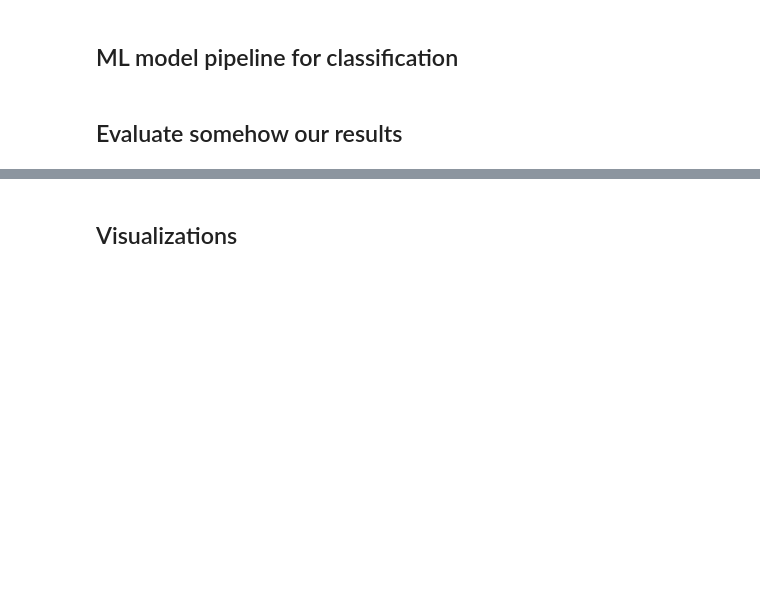
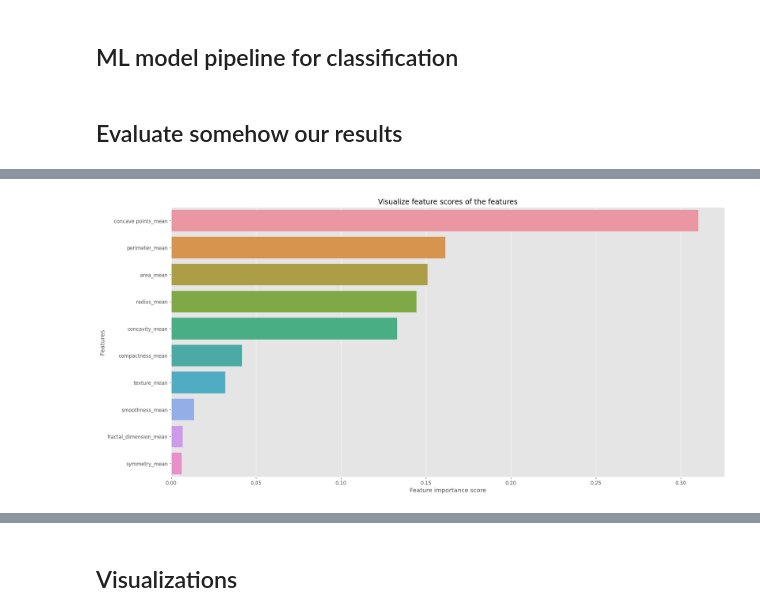
Before and after one commit to Research-Topics-in-Data-Mining/missingness-effect-complete-dataset, a Jupyter notebook: notebooks/Research Topics Project.ipynb, the cells around one changed output, grey strips where cells are left out. Drawn from its saved outputs; the diff is of its cells as text; code cells hidden in the pictures; blank space fills up the shorter version.

Commit message:
Add feature importance and other visualizations

```diff
--- a/notebooks/Research Topics Project.ipynb
+++ b/notebooks/Research Topics Project.ipynb
@@ -73,0 +68,5 @@ weighted avg       0.97      0.96      0.96       171
+# %%
+import pandas as pd
+
+feature_scores = pd.Series(rf["rf"].feature_importances_, index=X_train.columns).sort_values(ascending=False)
+feature_scores
@@ -73,0 +85,7 @@ weighted avg       0.97      0.96      0.96       171
+# %%
+from src.visualization import plot_feature_importance, plot_correlation_matrix, plot_distribution
+
+
+plot_feature_importance(feature_scores)
+# %% [output]
+[figure, added]
```
Also changed, not shown: parts of 5 cells of this notebook.
